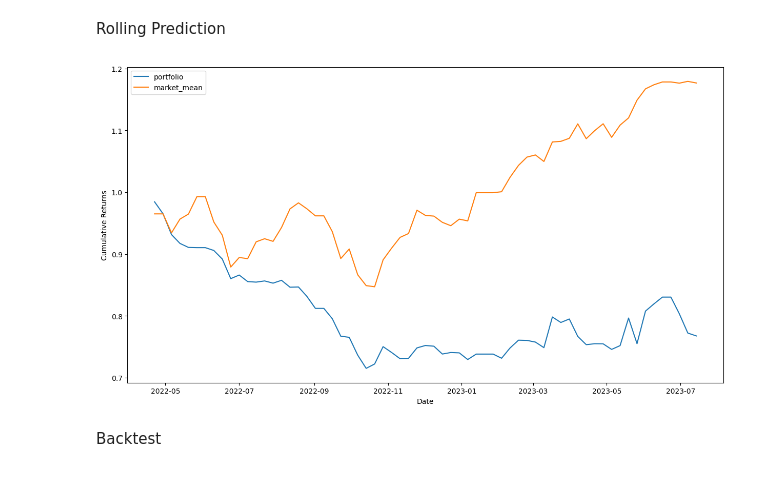
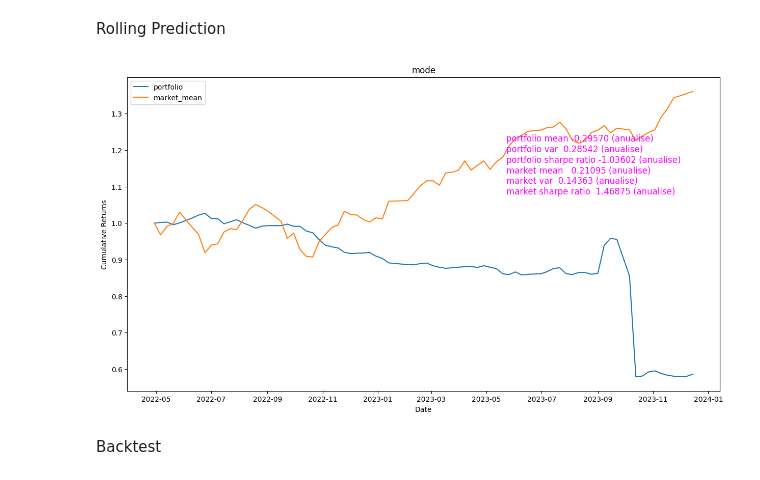
Before and after one commit to KJJHHH/Build-Portfolio, a Jupyter notebook: TEJ_portfolio/TEJ_Reg_Analysis.ipynb, the cells around one changed output. Drawn from its saved outputs; the diff is of its cells as text; code cells hidden in the pictures.

```diff
--- a/TEJ_portfolio/TEJ_Reg_Analysis.ipynb
+++ b/TEJ_portfolio/TEJ_Reg_Analysis.ipynb
@@ -444,5 +587,0 @@ pricing.head(3)
-# %%
-# Check `columns type != float`
-for i in data.columns:
-    if data[i].dtypes != np.float64:
-        print(i)
@@ -453,16 +587,0 @@ Industry_Eng
-# %%
-# Split data
-def split_X_y(data):
-    X = data.drop(["return", "Industry_Eng"], axis = 1)
-    y = data["return"]
-    return X, y
-
-def fit_linear(X, y):
-    # Compute the epsilons
-    linear_reg_ = sm.OLS(y, sm.add_constant(X))
-    linear_reg = linear_reg_.fit()
-
-    return linear_reg
-
-def adj_rsqaure(n, k, rsquared):
-    return 1 - ((1 - rsquared) * (n - 1) / (n - k - 1))
@@ -1095,11 +965,0 @@ while True:
-# %%
-cum_asset_period.set_index(["date"], inplace=True)
-plt.figure(figsize=(15, 8))
-plt.plot(cum_asset_period["cum_asset"], label = "portfolio")
-plt.plot(cum_asset_period["market"], label = "market_mean")
-plt.xlabel("Date")
-plt.ylabel("Cumulative Returns")
-plt.legend()
-plt.show()
-# %% [output]
-[figure, removed]
@@ -1106,3 +1042,27 @@ plt.show()
+# %%
+cum_asset_portfolio_market.set_index(["date"], inplace=True)
+portfolio_ret = [i - 0.004 for i in portfolio_ret]
+plt.figure(figsize=(15, 8))
+plt.plot(cum_asset_portfolio_market["cum_asset"], label = "portfolio")
+plt.plot(cum_asset_portfolio_market["market"], label = "market_mean")
+plt.xlabel("Date")
+plt.ylabel("Cumulative Returns")
+plt.text(19500, 1.05,
+f'''
+portfolio mean {np.mean(portfolio_ret)*52: .5f} (anualise)
+portfolio var {np.std(portfolio_ret)*(52**(0.5)): .5f} (anualise)
+portfolio sharpe ratio {np.mean(portfolio_ret)/np.std(portfolio_ret)*(52**(0.5)): .5f} (anualise)
+market mean  {np.mean(market_ret)*52: .5f} (anualise)
+market var {np.std(market_ret)*(52**(0.5)): .5f} (anualise)
+market sharpe ratio {np.mean(market_ret)/np.std(market_ret)*(52**(0.5)): .5f} (anualise)
+''',
+fontsize = 12,
+color = 'Magenta')
+plt.title(f'mode')
+plt.legend()
+plt.show()
+# %% [output]
+[figure, added]
 # %% [markdown]
 Backtest
 # %%
```
Also changed, not shown: parts of 63 cells of this notebook, 47 other files.
